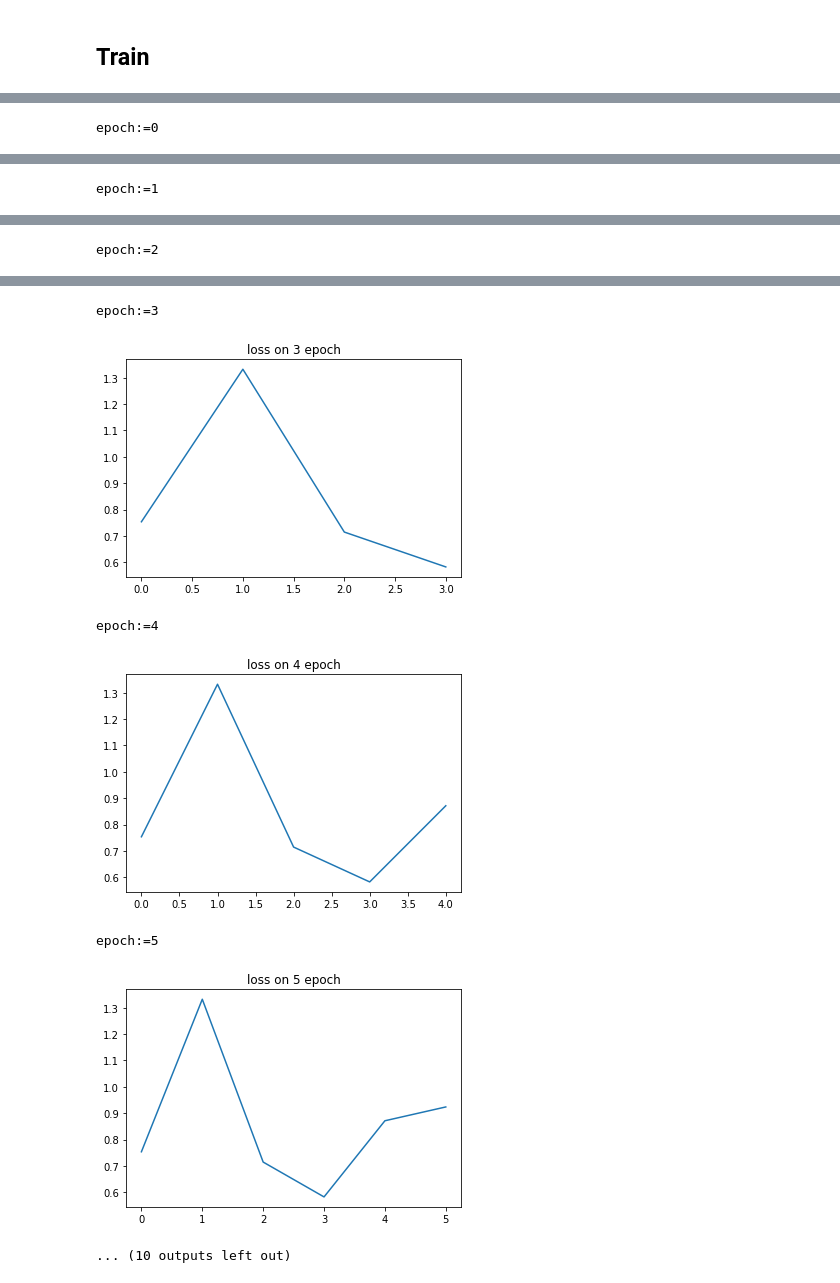
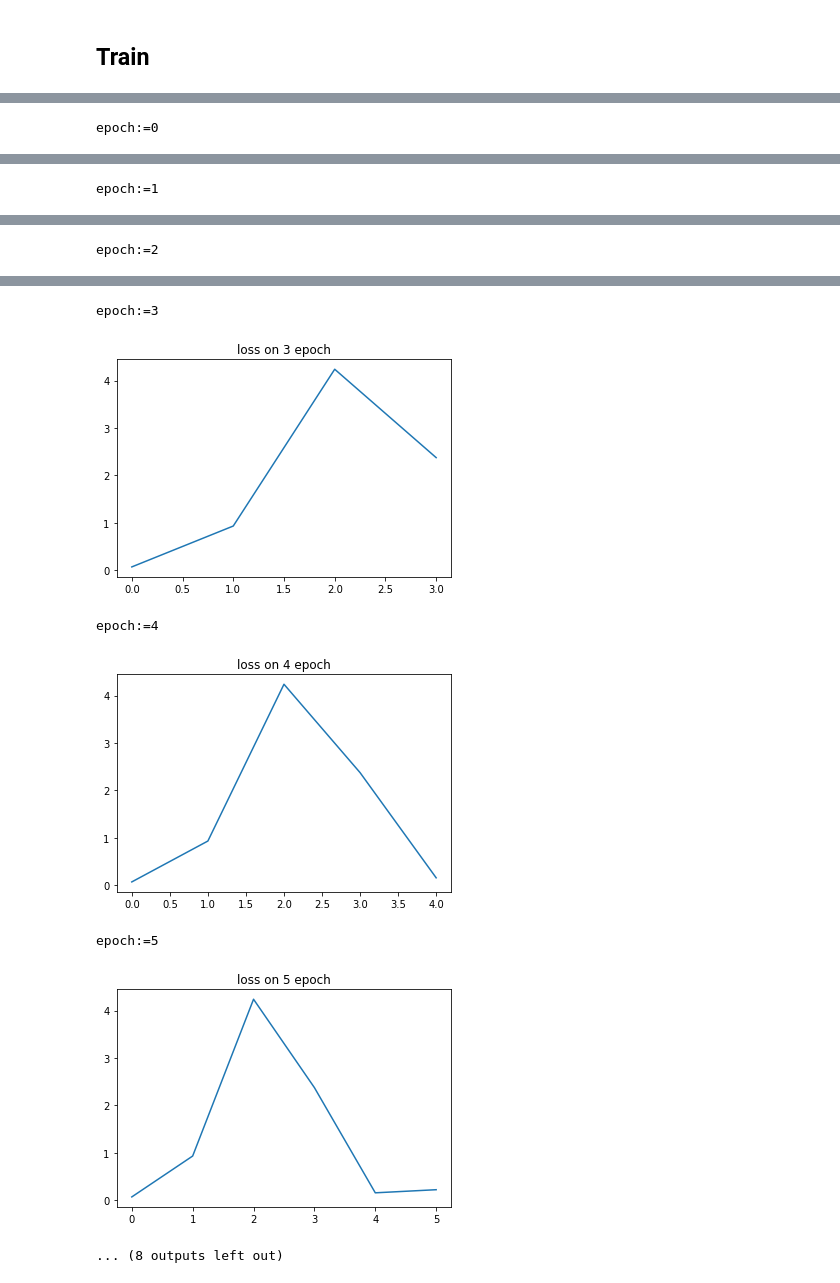
Before and after one commit to KhurramPirov/Twins-recognition, a Jupyter notebook: dataloader/heatmap.ipynb, the cells around one changed output, grey strips where cells are left out. Cells and saved outputs as stored; diff of their text form; code cells hidden in the pictures.

```diff
--- a/dataloader/heatmap.ipynb
+++ b/dataloader/heatmap.ipynb
@@ -204,10 +208,13 @@ def heatmap(sample):
     #plt.show()
     return torch.Tensor([np.max(hm1,axis=2),np.max(hm2,axis=2),heatmap]).float()
 # %%
-T=dataset[4]
+T=dataset[564]
 h=heatmap(T)
-print(h.shape)
-plt.imshow(h[0].numpy())
+print(T['label'])
+plt.imshow(h[2].numpy())
+plt.show()
+  #plt.imshow(h[1].numpy())
+  #plt.show()
 '''
 import time
 for i in range(1,pairs.shape[0]):
@@ -257,3 +264,6 @@ from torchvision.models import resnet18
 model=resnet18(pretrained=False)
 model.fc = nn.Linear(512,2)
 model=model.cuda()
+
+model=torch.load('/content/drive/My Drive/DL_project/madoel.pth')
+model.eval()
@@ -301,6 +329,6 @@ batch_size=10
 dataloader = DataLoader(dataset, batch_size=batch_size,shuffle=True)
 optimizer=optim.Adam(model.parameters(),lr=0.0005)
 criterion=nn.CrossEntropyLoss()
-train(model,dataloader,optimizer,criterion,100)
+train(model,dataloader,optimizer,criterion,10)
 # %% [output]
 epoch:=0
@@ -312,9 +340,9 @@ epoch:=2
 epoch:=3
-[figure, old version]
+[figure, new version]
 epoch:=4
-[figure, old version]
+[figure, new version]
 epoch:=5
-[figure, old version]
+[figure, new version]
-... (10 outputs left out)
+... (8 outputs left out)
 # %%
 torch.save(model, '/content/drive/My Drive/DL_project/madoel.pth')
```
Also changed, not shown: parts of 12 cells of this notebook.
